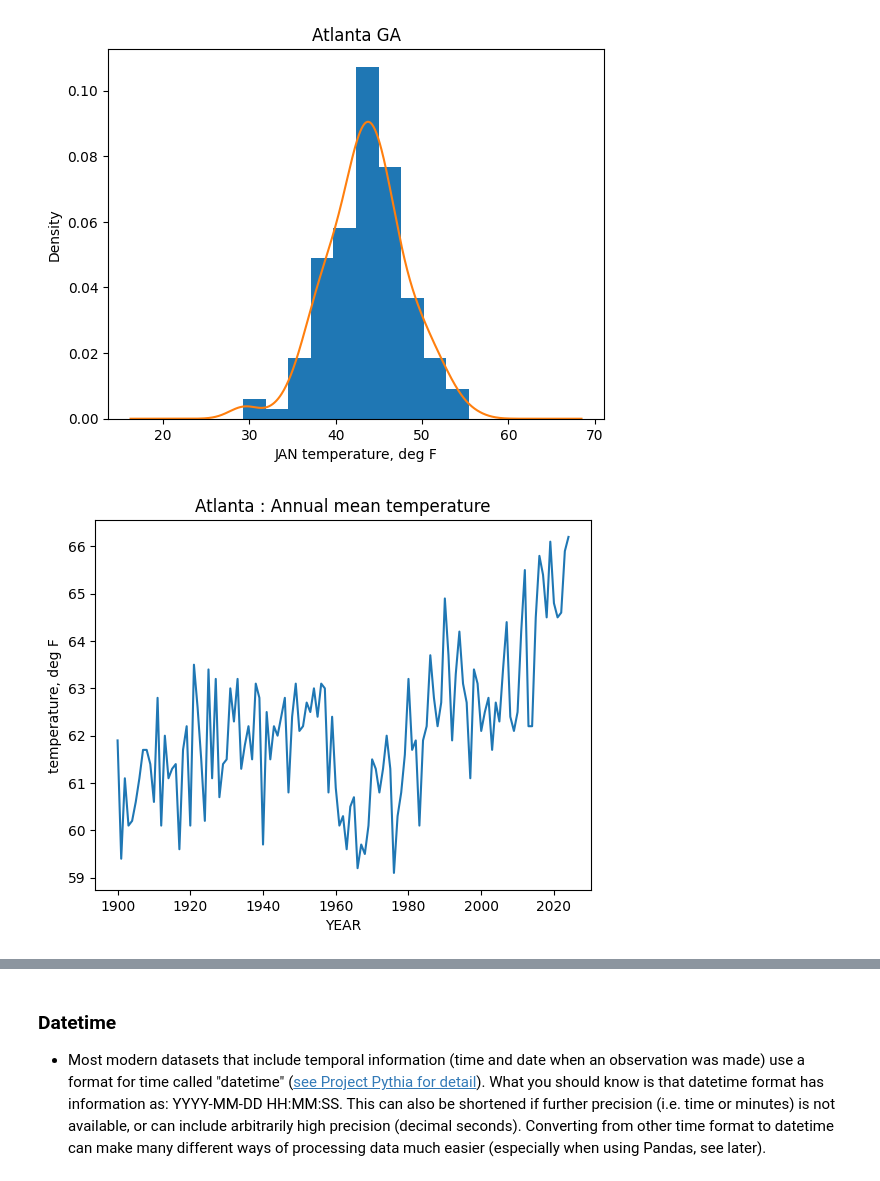
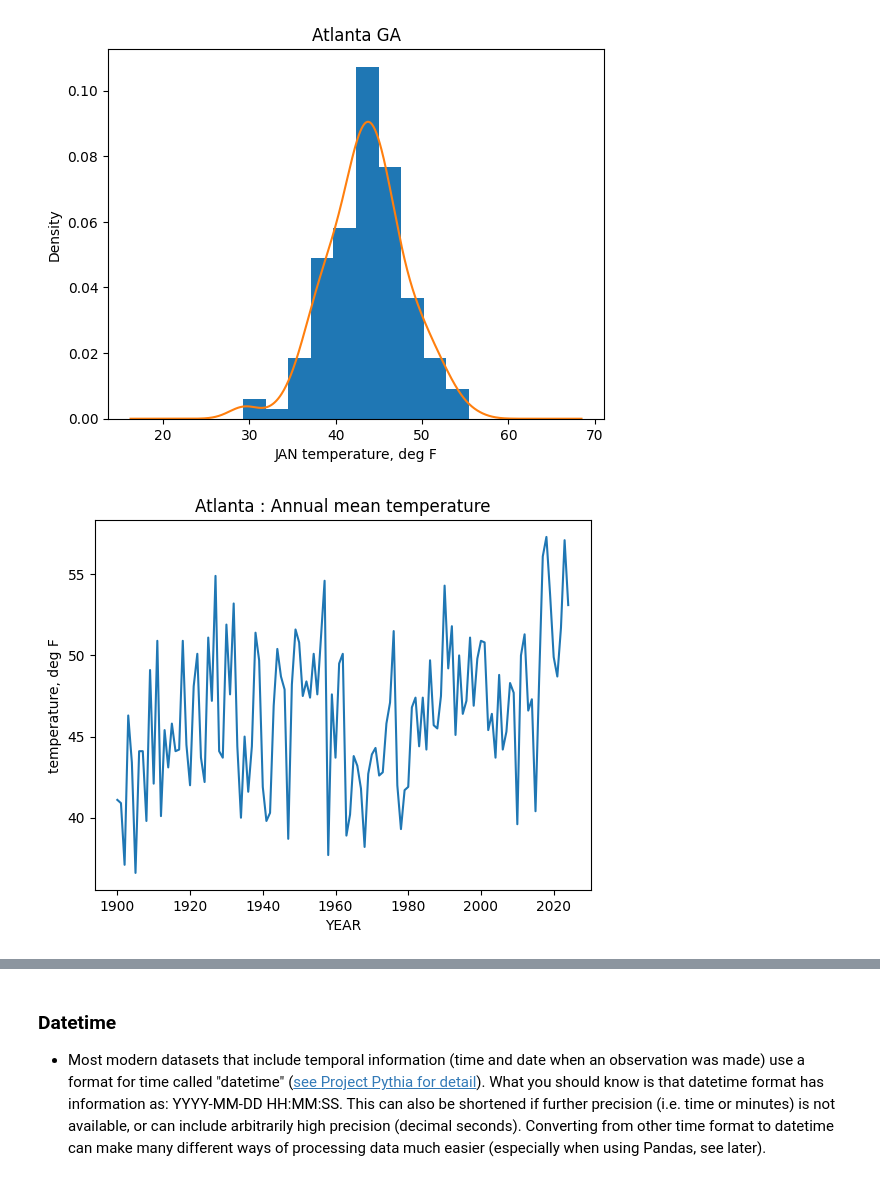
Before and after one commit to takaito1/EAS2655_S25, a Jupyter notebook: scripts/Intro_pandas.ipynb, the cells around one changed output, grey strips where cells are left out. Drawn from its saved outputs; the diff is of its cells as text; code cells hidden in the pictures.

```diff
--- a/scripts/Intro_pandas.ipynb
+++ b/scripts/Intro_pandas.ipynb
@@ -260,9 +261,9 @@ plt.show()
 [figure]
 # %%
 # plot the time series of Annual mean temperature
-df['ANNUAL'].plot()
+df['FEB'].plot()
 plt.ylabel('temperature, deg F')
 plt.title('Atlanta : Annual mean temperature')
 plt.show()
 # %% [output]
-[figure, old version]
+[figure, new version]
```
Also changed, not shown: parts of 14 cells of this notebook.
